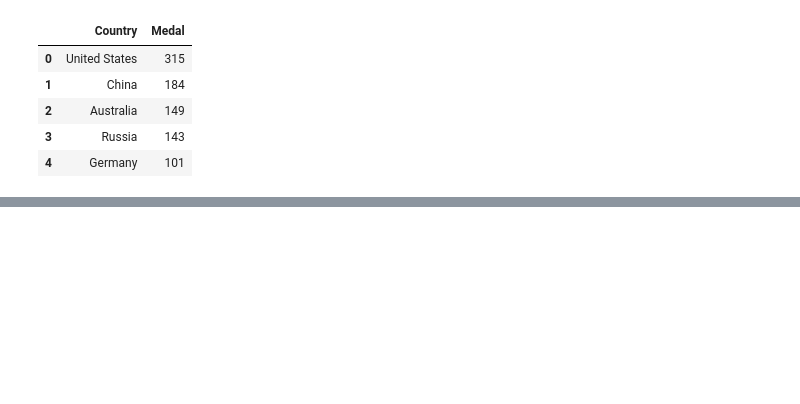
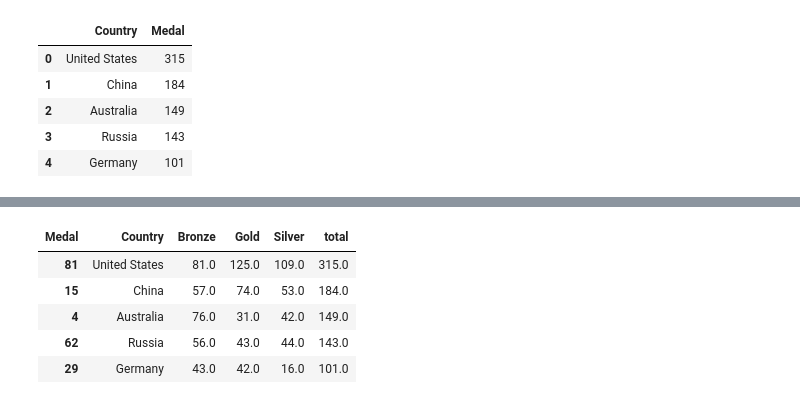
Before and after one commit to liyaSileshi/Summer-Olympics, a Jupyter notebook: notebooks/olympics.ipynb, the cells around one changed output, grey strips where cells are left out. Cells and saved outputs as stored; diff of their text form; code cells hidden in the pictures; blank space fills up the shorter version.

```diff
--- a/notebooks/olympics.ipynb
+++ b/notebooks/olympics.ipynb
@@ -238,0 +240,19 @@ sns.barplot(y = y08.Medal, x = y08.Country, palette = palette)
+# %%
+df_plot = y2008.groupby(['Country', 'Medal']).size().sort_values(ascending=False).reset_index().pivot(columns='Medal', index='Country', values=0)
+#fill NA values with 0
+df_plot = df_plot.fillna(0)
+#convert to dataframe
+plot = pd.DataFrame(df_plot).reset_index()
+#add a column that holds sum of G+S+B for each country
+plot['total'] = plot.sum(axis=1)
+
+#sort df by total medal
+plot = plot.sort_values(by='total', ascending=False)
+plot.head()
+# %% [output]
+| Medal | Country | Bronze | Gold | Silver | total |
+| 81 | United States | 81.0 | 125.0 | 109.0 | 315.0 |
+| 15 | China | 57.0 | 74.0 | 53.0 | 184.0 |
+| 4 | Australia | 76.0 | 31.0 | 42.0 | 149.0 |
+| 62 | Russia | 56.0 | 43.0 | 44.0 | 143.0 |
+| 29 | Germany | 43.0 | 42.0 | 16.0 | 101.0 |
```
Also changed, not shown: parts of 9 cells of this notebook.
